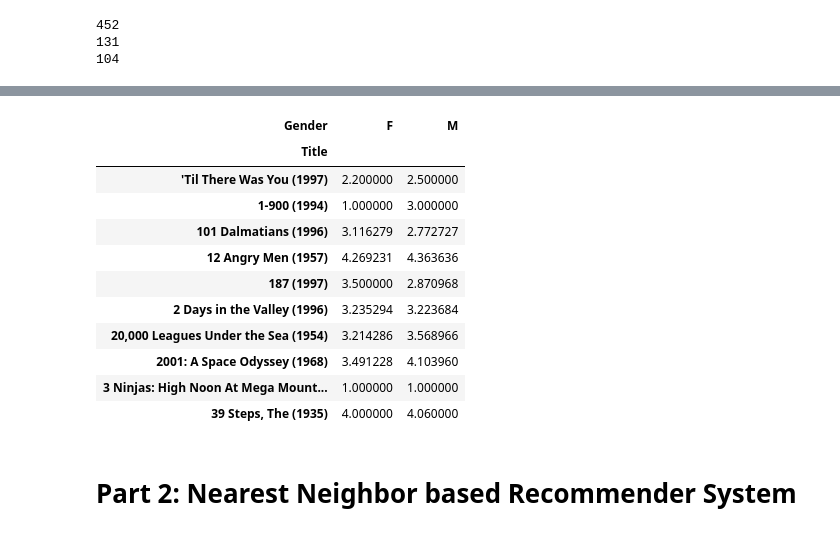
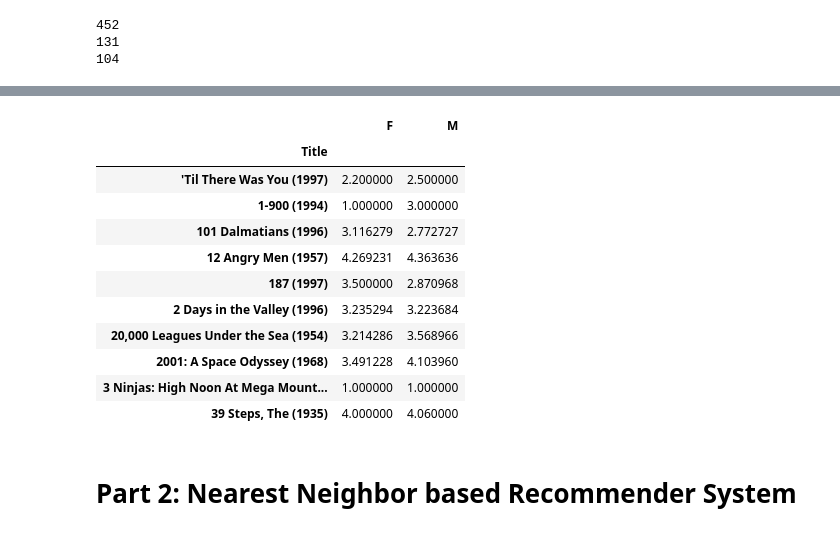
Before and after one commit to sreeharihegden/CSE-5334-Data-Mining, a Jupyter notebook: PA5/PA5_1001109610_1001119408_1000989859.ipynb, the cells around one changed output, grey strips where cells are left out. Cells and saved outputs as stored; diff of their text form; code cells hidden in the pictures.

```diff
--- a/PA5/PA5_1001109610_1001119408_1000989859.ipynb
+++ b/PA5/PA5_1001109610_1001119408_1000989859.ipynb
@@ -300,12 +323,34 @@ print "Sparsity of the dataset is ", t1h_sparsity
 # %%
 #Task t1i: Compute the average rating for each movie grouped by gender
 #  In other words, for each movie, compute the average rating given by men and women
 # Hint: use a pivot table
 
-t1i_movielens_mean_ratings = None
+movielens_df_m = movielens_df[movielens_df.Gender.isin(['M'])]
+# print movielens_df_m
+movielens_df_f = movielens_df[movielens_df.Gender.isin(['F'])]
+# movielens_df_f
+
+
+t1i_movielens_mean_ratings = DataFrame(movielens_df.groupby(['Title']).Rating.mean())
+t1i_movielens_mean_ratings.columns = ['Mean']
+# print t1i_movielens_mean_ratings[:10]
+t1f_m = DataFrame(movielens_df_m.groupby(['Title']).Rating.mean())
+t1f_m.columns = ['M']
+# print t1f_m[:10]
+t1f_f = DataFrame(movielens_df_f.groupby(['Title']).Rating.mean())
+t1f_f.columns = ['F']
+# print t1f_f[:10]
+
+t1i_movielens_mean_ratings = DataFrame.join(t1i_movielens_mean_ratings, t1f_f)
+# print t1i_movielens_mean_ratings[:10]
+t1i_movielens_mean_ratings = DataFrame.join(t1i_movielens_mean_ratings, t1f_m)
+# print t1i_movielens_mean_ratings[:10]
+t1i_movielens_mean_ratings.drop('Mean', axis=1, inplace=True)
+# print t1i_movielens_mean_ratings[:10]
+
 display(t1i_movielens_mean_ratings[:10])
 # %% [output]
-| Gender | F | M |
+|  | F | M |
 | Title |  |  |
 | 'Til There Was You (1997) | 2.200000 | 2.500000 |
 | 1-900 (1994) | 1.000000 | 3.000000 |
```
Also changed, not shown: parts of 3 cells of this notebook.
